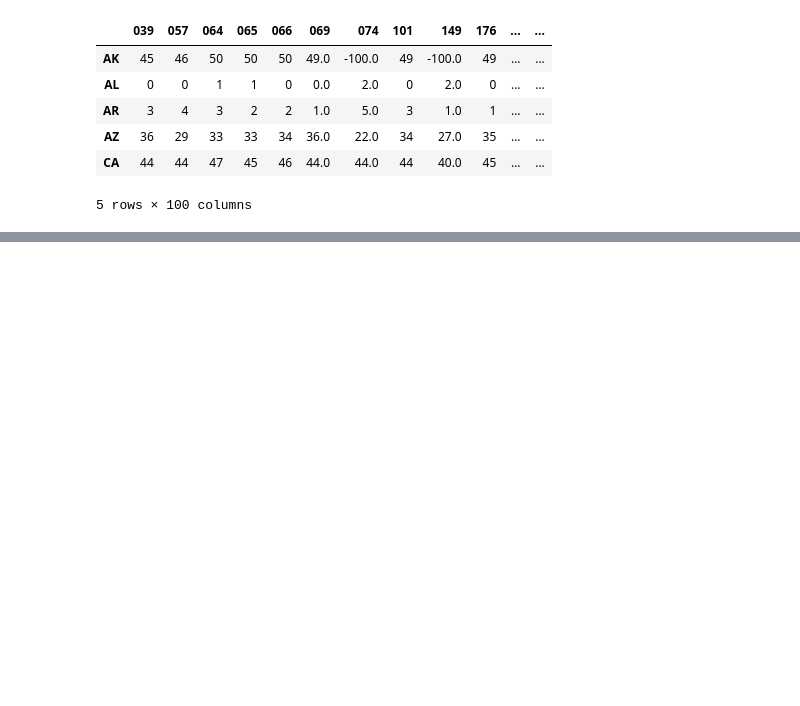
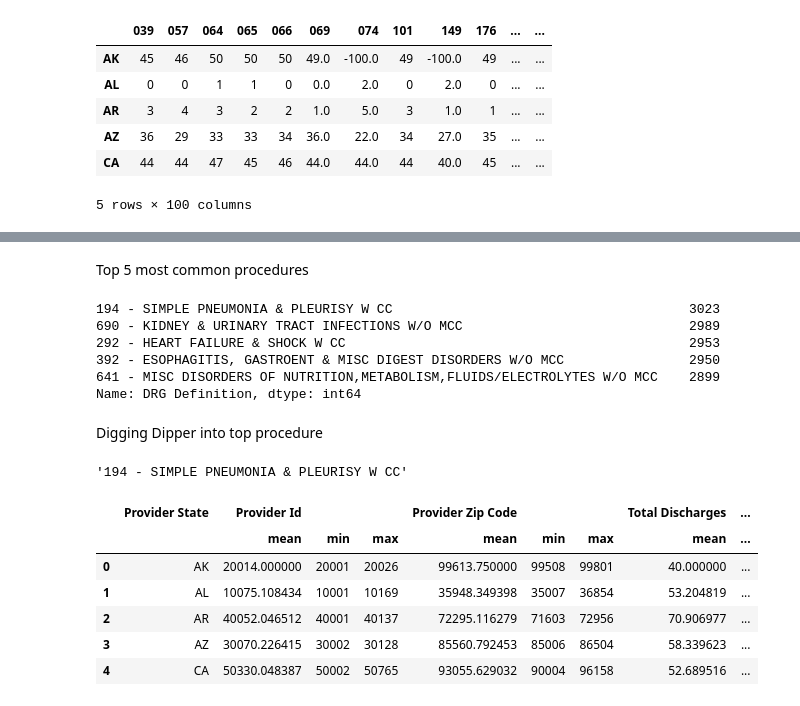
Before and after one commit to blueming-camelia/CIS6397_Project, a Jupyter notebook: inpatientData.ipynb, the cells around one changed output, grey strips where cells are left out. Cells and saved outputs as stored; diff of their text form; code cells hidden in the pictures; blank space fills up the shorter version.

Commit message:
digging into top procedure

```diff
--- a/inpatientData.ipynb
+++ b/inpatientData.ipynb
@@ -282,3 +300,41 @@ fig.show()
 fig.write_image("inpatient_analysis_graphs\inpatient_cost_rank_per_procedure.png", engine='orca')
 # %% [output]
 [interactive output not drawn]
+# %% [markdown]
+Top 5 most common procedures
+# %%
+top_5_count  = inpatient_df['DRG Definition'].value_counts()
+top_5_count = top_5_count[:5,]
+print(top_5_count)
+# %% [output]
+194 - SIMPLE PNEUMONIA & PLEURISY W CC                                      3023
+690 - KIDNEY & URINARY TRACT INFECTIONS W/O MCC                             2989
+292 - HEART FAILURE & SHOCK W CC                                            2953
+392 - ESOPHAGITIS, GASTROENT & MISC DIGEST DISORDERS W/O MCC                2950
+641 - MISC DISORDERS OF NUTRITION,METABOLISM,FLUIDS/ELECTROLYTES W/O MCC    2899
+Name: DRG Definition, dtype: int64
+# %% [markdown]
+Digging Dipper into top procedure
+# %%
+#select top DRG from above list
+selected_top_drg =  drg_by_id['194']
+select_provider_id = None
+selected_top_drg
+# %% [output]
+'194 - SIMPLE PNEUMONIA & PLEURISY W CC'
+# %%
+_df = inpatient_df[inpatient_df['DRG Definition'] == selected_top_drg]
+_df.loc[:, 'Provider State'] = _df.loc[:, 'Provider State'].astype('category')
+groupby_state = _df.groupby(by='Provider State').agg(['mean', 'min', 'max'])
+groupby_state.reset_index(inplace=True)
+# %%
+#Analyze top 5 states for 194 - SIMPLE PNEUMONIA & PLEURISY W CC
+groupby_state.head(5)
+# %% [output]
+|  | Provider State | Provider Id |  |  | Provider Zip Code |  |  | Total Discharges | ... |
+|  |  | mean | min | max | mean | min | max | mean | ... |
+| 0 | AK | 20014.000000 | 20001 | 20026 | 99613.750000 | 99508 | 99801 | 40.000000 | ... |
+| 1 | AL | 10075.108434 | 10001 | 10169 | 35948.349398 | 35007 | 36854 | 53.204819 | ... |
+| 2 | AR | 40052.046512 | 40001 | 40137 | 72295.116279 | 71603 | 72956 | 70.906977 | ... |
+| 3 | AZ | 30070.226415 | 30002 | 30128 | 85560.792453 | 85006 | 86504 | 58.339623 | ... |
+| 4 | CA | 50330.048387 | 50002 | 50765 | 93055.629032 | 90004 | 96158 | 52.689516 | ... |
```
Also changed, not shown: parts of 2 cells of this notebook, 2 other files.
